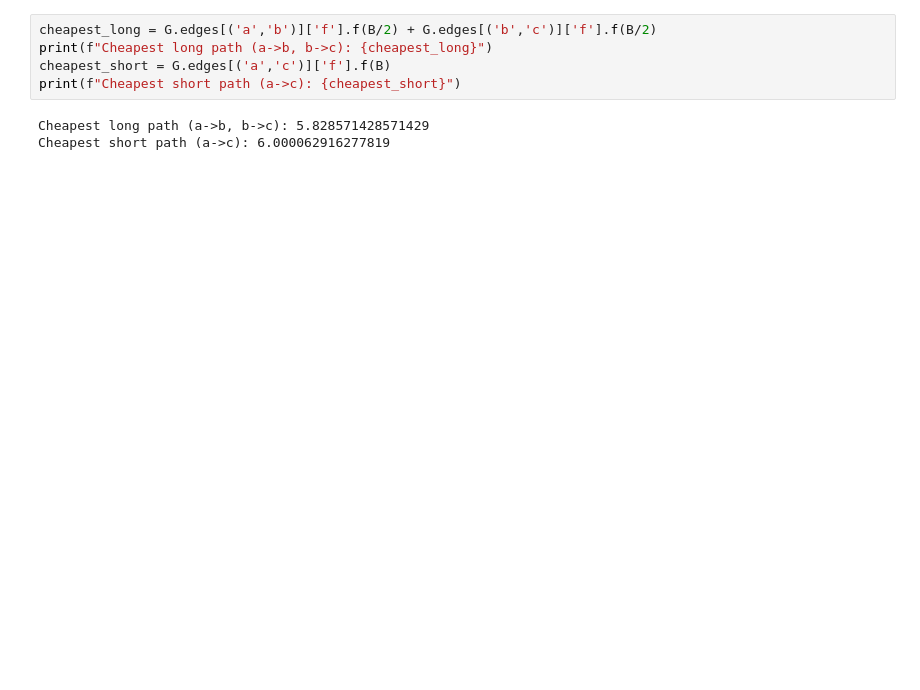
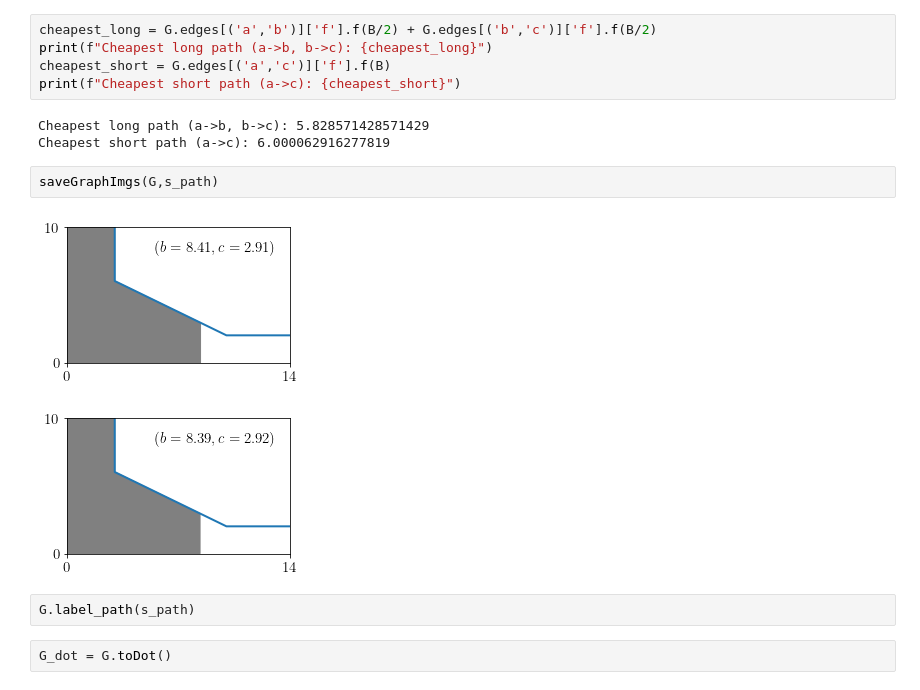
Before and after one commit to th3rring/costgraph, a Jupyter notebook: Shortest_path.ipynb, the cells around one changed output. Saved outputs shown, nothing was run; the diff lists cells and outputs as text; blank space fills up the shorter version.

```diff
--- a/Shortest_path.ipynb
+++ b/Shortest_path.ipynb
@@ -121,3 +69,12 @@ print(f"Cheapest short path (a->c): {cheapest_short}")
 # %% [output]
 Cheapest long path (a->b, b->c): 5.828571428571429
 Cheapest short path (a->c): 6.000062916277819
+# %%
+saveGraphImgs(G,s_path)
+# %% [output]
+[figure, added]
+[figure, added]
+# %%
+G.label_path(s_path)
+# %%
+G_dot = G.toDot()
```
Also changed, not shown: parts of 11 cells of this notebook, 1 other file.
